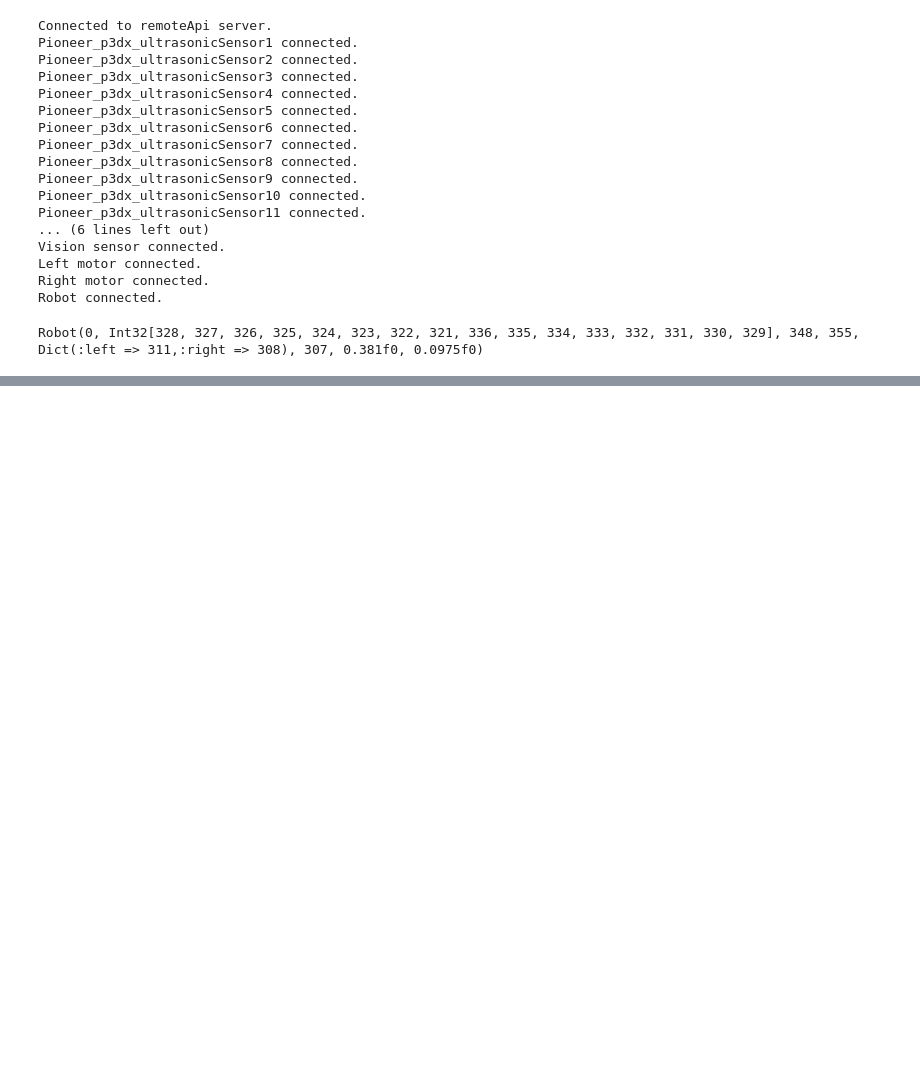
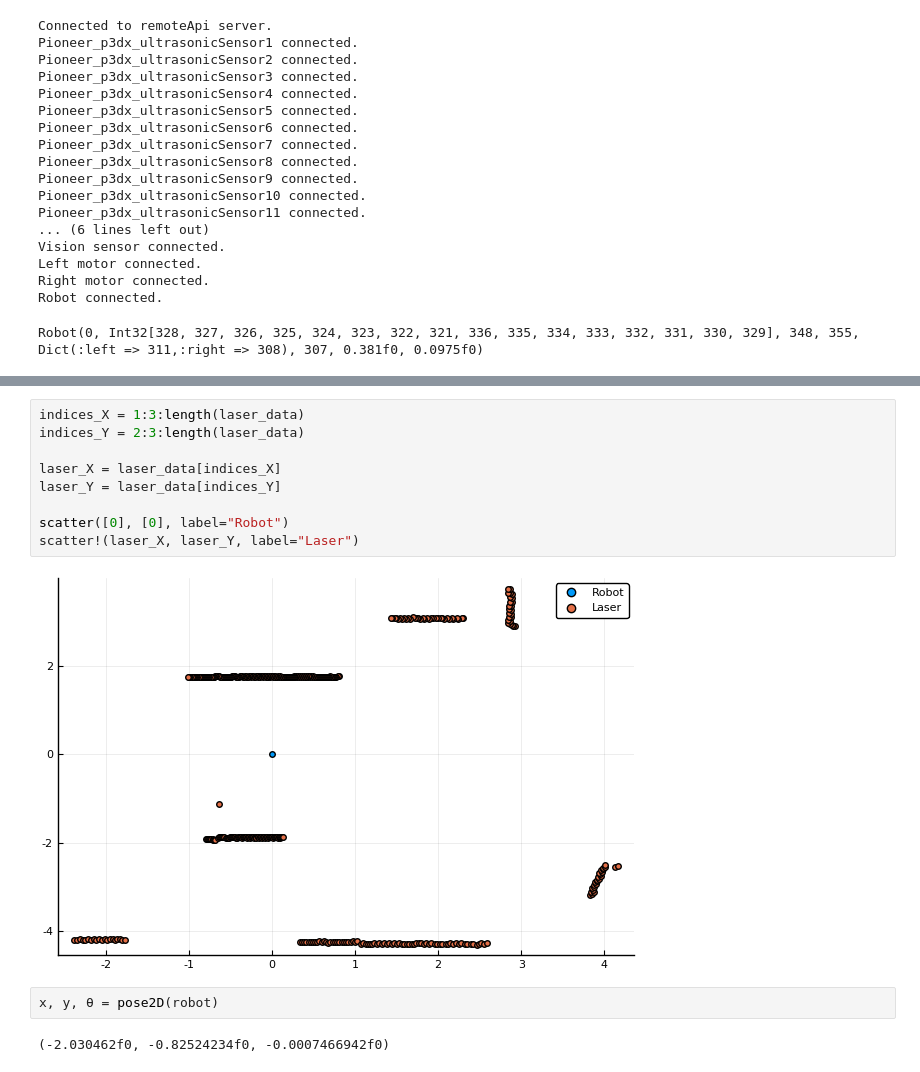
Before and after one commit to cirocavani/MO651-Robotics, a Jupyter notebook: workspace/P2/Controller - PID (draft).ipynb, the cells around one changed output, grey strips where cells are left out. Cells and saved outputs as stored; diff of their text form; blank space fills up the shorter version.

```diff
--- a/workspace/P2/Controller - PID (draft).ipynb
+++ b/workspace/P2/Controller - PID (draft).ipynb
@@ -46,0 +55,15 @@ show_vision(robot)
+# %%
+indices_X = 1:3:length(laser_data)
+indices_Y = 2:3:length(laser_data)
+
+laser_X = laser_data[indices_X]
+laser_Y = laser_data[indices_Y]
+
+scatter([0], [0], label="Robot")
+scatter!(laser_X, laser_Y, label="Laser")
+# %% [output]
+[figure, added]
+# %%
+x, y, θ = pose2D(robot)
+# %% [output]
+(-2.030462f0, -0.82524234f0, -0.0007466942f0)
```
Also changed, not shown: parts of 8 cells of this notebook, 13 other files.
